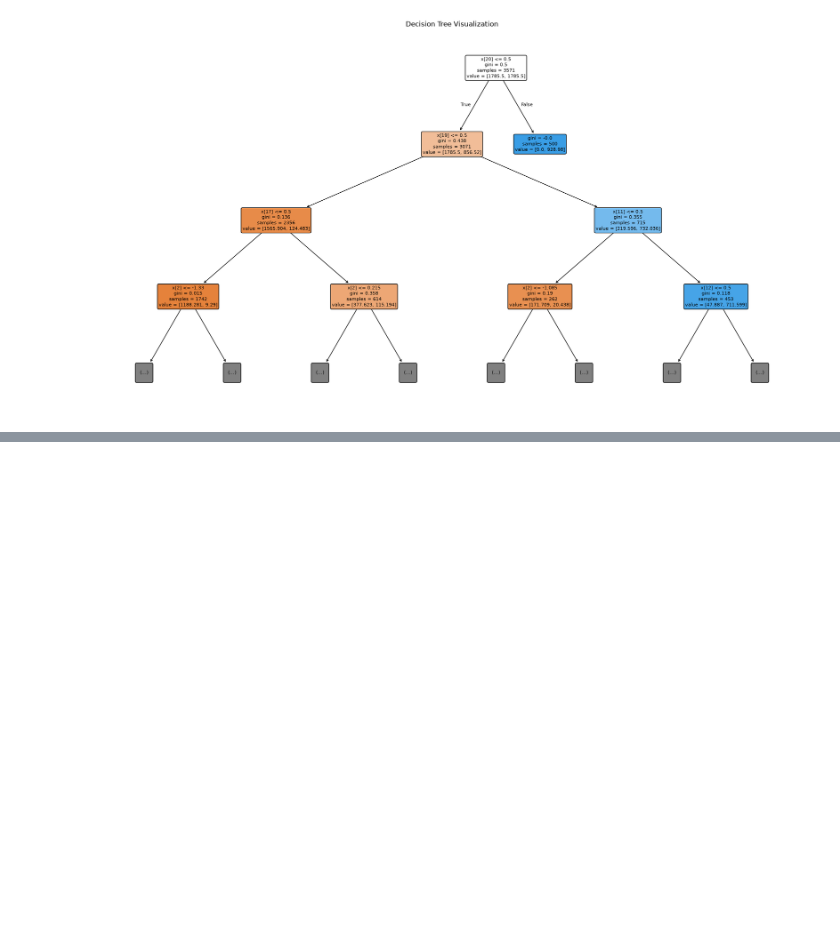
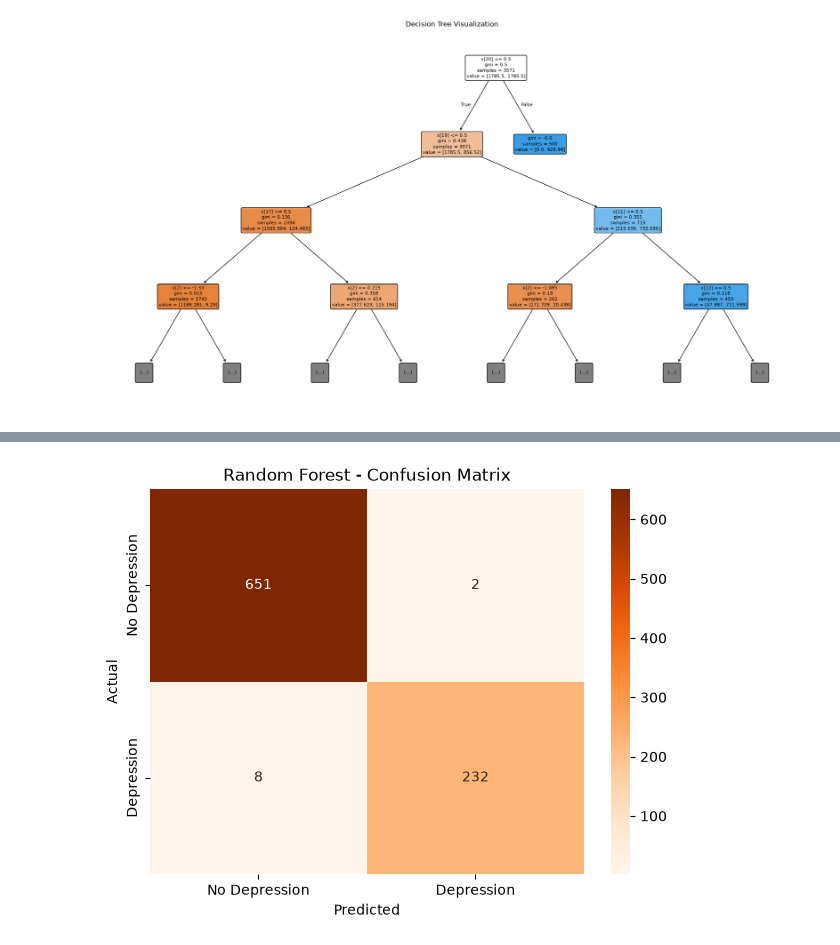
Before and after one commit to Zohra-tech/Student-Depression-Prediction, a Jupyter notebook: notebooks/Student_Depression_Analysis.ipynb, the cells around one changed output, grey strips where cells are left out. Saved outputs shown, nothing was run; the diff lists cells and outputs as text; code cells hidden in the pictures; blank space fills up the shorter version.

```diff
--- a/notebooks/Student_Depression_Analysis.ipynb
+++ b/notebooks/Student_Depression_Analysis.ipynb
@@ -486,0 +489,15 @@ plt.show()
+# %%
+random_forest_model = RandomForestClassifier(
+    n_estimators=100,
+    max_depth=10,
+    min_samples_split=10,
+    min_samples_leaf=5,
+    class_weight="balanced",
+    random_state=42,
+    n_jobs=-1
+)
+# %%
+random_forest_model.fit(
+    features_train_processed,
+    target_train
+)
@@ -486,0 +508,6 @@ plt.show()
+# %%
+random_forest_predictions = random_forest_model.predict(
+    features_test_processed
+)
+
+print(random_forest_predictions[:20])
@@ -486,0 +555,24 @@ plt.show()
+# %%
+cm_rf = confusion_matrix(
+    target_test,
+    random_forest_predictions
+)
+
+plt.figure(figsize=(7, 5))
+
+sns.heatmap(
+    cm_rf,
+    annot=True,
+    fmt="d",
+    cmap="Oranges",
+    xticklabels=["No Depression", "Depression"],
+    yticklabels=["No Depression", "Depression"]
+)
+
+plt.title("Random Forest - Confusion Matrix")
+plt.xlabel("Predicted")
+plt.ylabel("Actual")
+
+plt.show()
+# %% [output]
+[figure, added]
```
Also changed, not shown: parts of 8 cells of this notebook, 2 other files.
